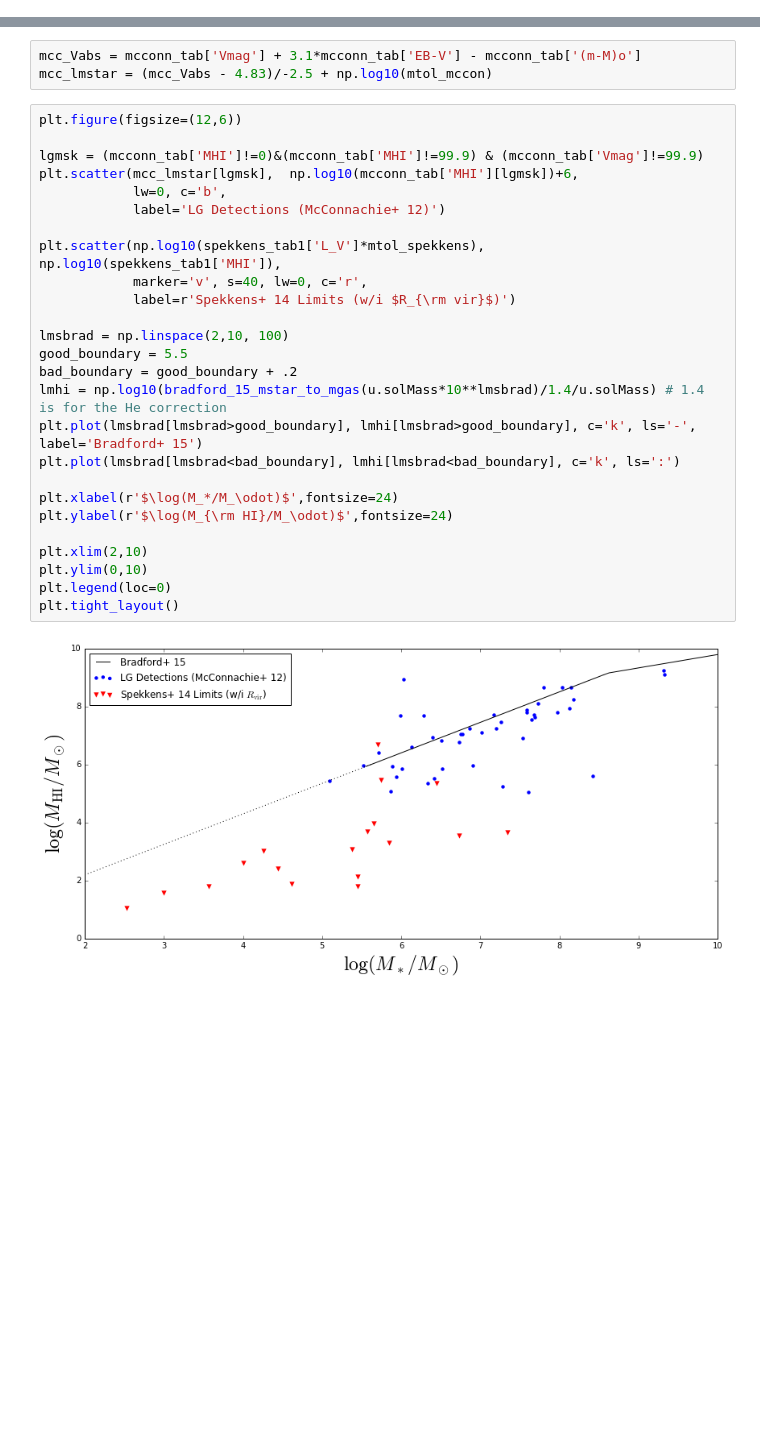
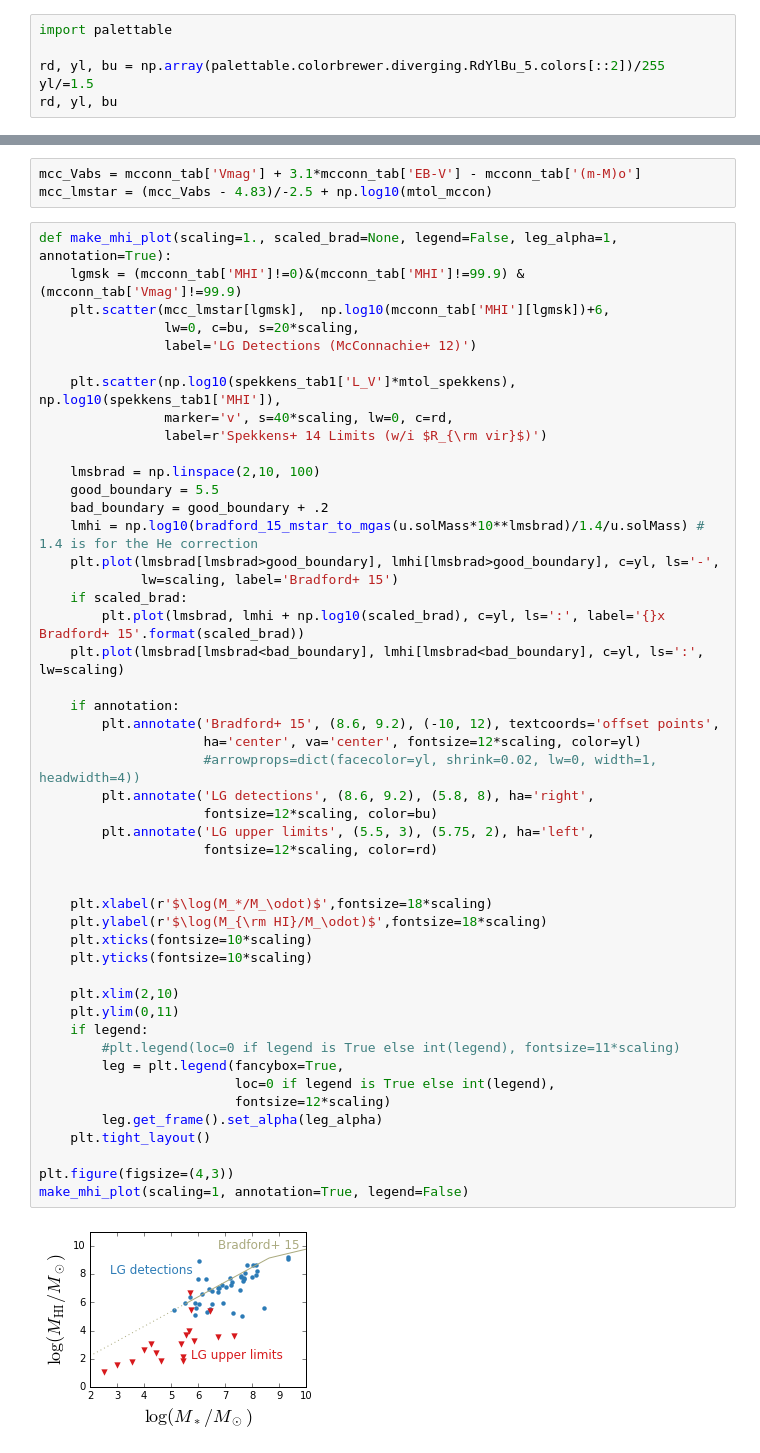
Before and after one commit to eteq/galvis, a Jupyter notebook: MHI-relations.ipynb, the cells around one changed output, grey strips where cells are left out. Cells and saved outputs as stored; diff of their text form; blank space fills up the shorter version.

```diff
--- a/MHI-relations.ipynb
+++ b/MHI-relations.ipynb
@@ -19,3 +19,9 @@ from astropy.utils import data
 %matplotlib inline
 from matplotlib import pyplot as plt
 from mpl_toolkits.mplot3d import Axes3D
+# %%
+import palettable
+
+rd, yl, bu = np.array(palettable.colorbrewer.diverging.RdYlBu_5.colors[::2])/255
+yl/=1.5
+rd, yl, bu
@@ -114,30 +124,52 @@ mtol_mccon = mtol_spekkens = 1
 mcc_Vabs = mcconn_tab['Vmag'] + 3.1*mcconn_tab['EB-V'] - mcconn_tab['(m-M)o']
 mcc_lmstar = (mcc_Vabs - 4.83)/-2.5 + np.log10(mtol_mccon)
 # %%
-plt.figure(figsize=(12,6))
+def make_mhi_plot(scaling=1., scaled_brad=None, legend=False, leg_alpha=1, annotation=True):
+    lgmsk = (mcconn_tab['MHI']!=0)&(mcconn_tab['MHI']!=99.9) & (mcconn_tab['Vmag']!=99.9)
+    plt.scatter(mcc_lmstar[lgmsk],  np.log10(mcconn_tab['MHI'][lgmsk])+6,
+                lw=0, c=bu, s=20*scaling,
+                label='LG Detections (McConnachie+ 12)')
 
-lgmsk = (mcconn_tab['MHI']!=0)&(mcconn_tab['MHI']!=99.9) & (mcconn_tab['Vmag']!=99.9)
-plt.scatter(mcc_lmstar[lgmsk],  np.log10(mcconn_tab['MHI'][lgmsk])+6,
-            lw=0, c='b',
-            label='LG Detections (McConnachie+ 12)')
+    plt.scatter(np.log10(spekkens_tab1['L_V']*mtol_spekkens),  np.log10(spekkens_tab1['MHI']),
+                marker='v', s=40*scaling, lw=0, c=rd,
+                label=r'Spekkens+ 14 Limits (w/i $R_{\rm vir}$)')
 
-plt.scatter(np.log10(spekkens_tab1['L_V']*mtol_spekkens),  np.log10(spekkens_tab1['MHI']),
-            marker='v', s=40, lw=0, c='r',
-            label=r'Spekkens+ 14 Limits (w/i $R_{\rm vir}$)')
+    lmsbrad = np.linspace(2,10, 100)
+    good_boundary = 5.5
+    bad_boundary = good_boundary + .2
+    lmhi = np.log10(bradford_15_mstar_to_mgas(u.solMass*10**lmsbrad)/1.4/u.solMass) # 1.4 is for the He correction
+    plt.plot(lmsbrad[lmsbrad>good_boundary], lmhi[lmsbrad>good_boundary], c=yl, ls='-',
+             lw=scaling, label='Bradford+ 15')
+    if scaled_brad:
+        plt.plot(lmsbrad, lmhi + np.log10(scaled_brad), c=yl, ls=':', label='{}x Bradford+ 15'.format(scaled_brad))
+    plt.plot(lmsbrad[lmsbrad<bad_boundary], lmhi[lmsbrad<bad_boundary], c=yl, ls=':', lw=scaling)
 
-lmsbrad = np.linspace(2,10, 100)
-good_boundary = 5.5
-bad_boundary = good_boundary + .2
-lmhi = np.log10(bradford_15_mstar_to_mgas(u.solMass*10**lmsbrad)/1.4/u.solMass) # 1.4 is for the He correction
-plt.plot(lmsbrad[lmsbrad>good_boundary], lmhi[lmsbrad>good_boundary], c='k', ls='-', label='Bradford+ 15')
-plt.plot(lmsbrad[lmsbrad<bad_boundary], lmhi[lmsbrad<bad_boundary], c='k', ls=':')
+    if annotation:
+        plt.annotate('Bradford+ 15', (8.6, 9.2), (-10, 12), textcoords='offset points',
+                     ha='center', va='center', fontsize=12*scaling, color=yl)
+                     #arrowprops=dict(facecolor=yl, shrink=0.02, lw=0, width=1, headwidth=4))
+        plt.annotate('LG detections', (8.6, 9.2), (5.8, 8), ha='right',
+                     fontsize=12*scaling, color=bu)
+        plt.annotate('LG upper limits', (5.5, 3), (5.75, 2), ha='left',
+                     fontsize=12*scaling, color=rd)
 
-plt.xlabel(r'$\log(M_*/M_\odot)$',fontsize=24)
-plt.ylabel(r'$\log(M_{\rm HI}/M_\odot)$',fontsize=24)
 
-plt.xlim(2,10)
-plt.ylim(0,10)
-plt.legend(loc=0)
-plt.tight_layout()
+    plt.xlabel(r'$\log(M_*/M_\odot)$',fontsize=18*scaling)
+    plt.ylabel(r'$\log(M_{\rm HI}/M_\odot)$',fontsize=18*scaling)
+    plt.xticks(fontsize=10*scaling)
+    plt.yticks(fontsize=10*scaling)
+
+    plt.xlim(2,10)
+    plt.ylim(0,11)
+    if legend:
+        #plt.legend(loc=0 if legend is True else int(legend), fontsize=11*scaling)
+        leg = plt.legend(fancybox=True,
+                         loc=0 if legend is True else int(legend),
+                         fontsize=12*scaling)
+        leg.get_frame().set_alpha(leg_alpha)
+    plt.tight_layout()
+
+plt.figure(figsize=(4,3))
+make_mhi_plot(scaling=1, annotation=True, legend=False)
 # %% [output]
-[figure, old version]
+[figure, new version]
```
Also changed, not shown: parts of 6 cells of this notebook.
